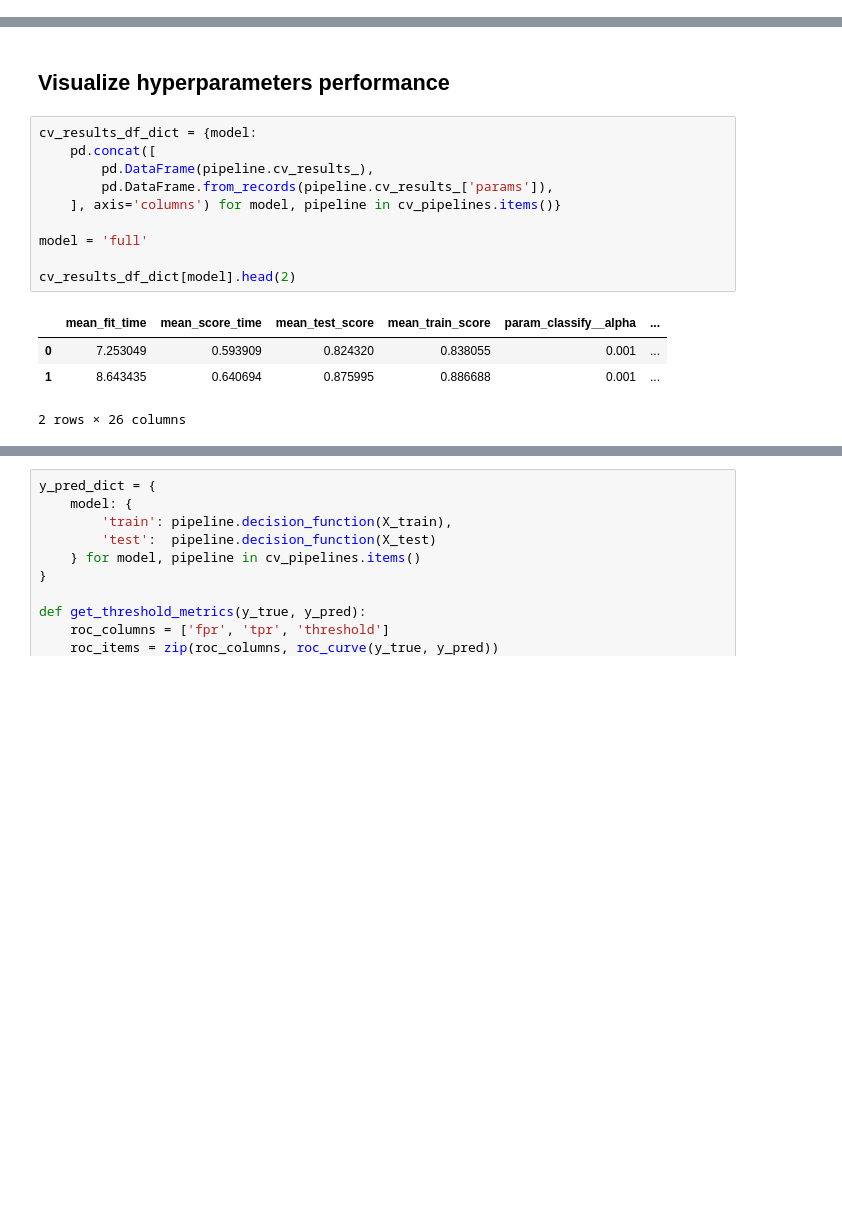
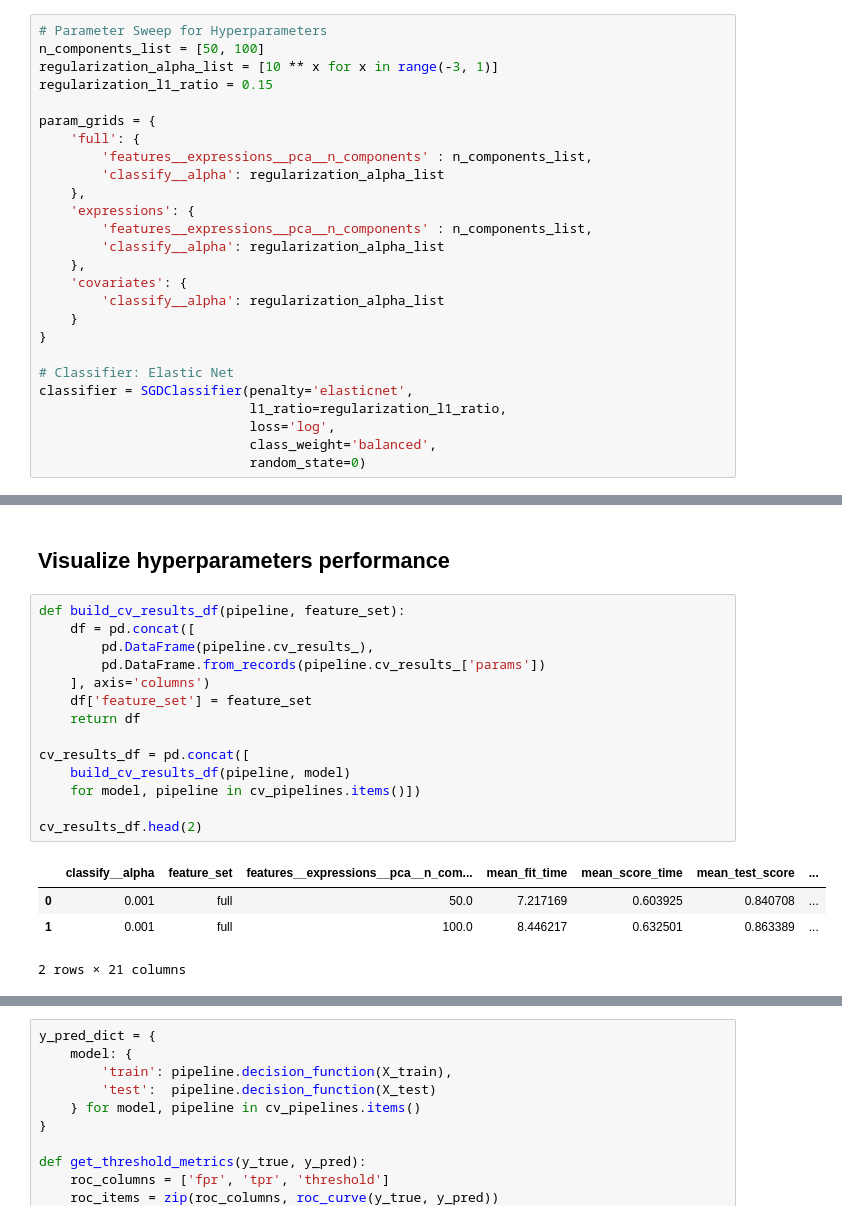
Before and after one commit to patrick-miller/machine-learning, a Jupyter notebook: 2.TCGA-MLexample-covariates.ipynb, the cells around one changed output, grey strips where cells are left out. Cells and saved outputs as stored; diff of their text form; blank space fills up the shorter version.

```diff
--- a/2.TCGA-MLexample-covariates.ipynb
+++ b/2.TCGA-MLexample-covariates.ipynb
@@ -103 +120,27 @@ Covariates matrix shape: 7306, 33
+# %%
+# Parameter Sweep for Hyperparameters
+n_components_list = [50, 100]
+regularization_alpha_list = [10 ** x for x in range(-3, 1)]
+regularization_l1_ratio = 0.15
+
+param_grids = {
+    'full': {
+        'features__expressions__pca__n_components' : n_components_list,
+        'classify__alpha': regularization_alpha_list
+    },
+    'expressions': {
+        'features__expressions__pca__n_components' : n_components_list,
+        'classify__alpha': regularization_alpha_list
+    },
+    'covariates': {
+        'classify__alpha': regularization_alpha_list
+    }
+}
+
+# Classifier: Elastic Net
+classifier = SGDClassifier(penalty='elasticnet',
+                           l1_ratio=regularization_l1_ratio,
+                           loss='log',
+                           class_weight='balanced',
+                           random_state=0)
 # %% [markdown]
@@ -195,19 +209,23 @@ expressions: 91.298%
 # %% [markdown]
 ## Visualize hyperparameters performance
 # %%
-cv_results_df_dict = {model:
-    pd.concat([
+def build_cv_results_df(pipeline, feature_set):
+    df = pd.concat([
         pd.DataFrame(pipeline.cv_results_),
-        pd.DataFrame.from_records(pipeline.cv_results_['params']),
-    ], axis='columns') for model, pipeline in cv_pipelines.items()}
+        pd.DataFrame.from_records(pipeline.cv_results_['params'])
+    ], axis='columns')
+    df['feature_set'] = feature_set
+    return df
 
-model = 'full'
+cv_results_df = pd.concat([
+    build_cv_results_df(pipeline, model)
+    for model, pipeline in cv_pipelines.items()])
 
-cv_results_df_dict[model].head(2)
+cv_results_df.head(2)
 # %% [output]
-|  | mean_fit_time | mean_score_time | mean_test_score | mean_train_score | param_classify__alpha | ... |
-| 0 | 7.253049 | 0.593909 | 0.824320 | 0.838055 | 0.001 | ... |
-| 1 | 8.643435 | 0.640694 | 0.875995 | 0.886688 | 0.001 | ... |
+|  | classify__alpha | feature_set | features__expressions__pca__n_com... | mean_fit_time | mean_score_time | mean_test_score | ... |
+| 0 | 0.001 | full | 50.0 | 7.217169 | 0.603925 | 0.840708 | ... |
+| 1 | 0.001 | full | 100.0 | 8.446217 | 0.632501 | 0.863389 | ... |
-2 rows × 26 columns
+2 rows × 21 columns
 # %%
 # Cross-validated performance heatmap
```
Also changed, not shown: parts of 20 cells of this notebook, 2 other files.
